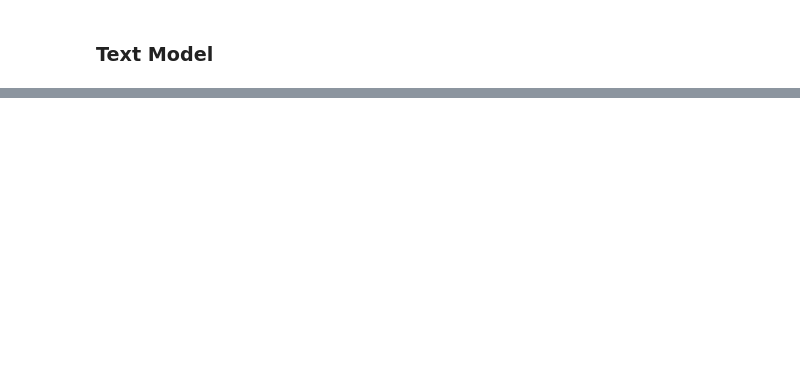
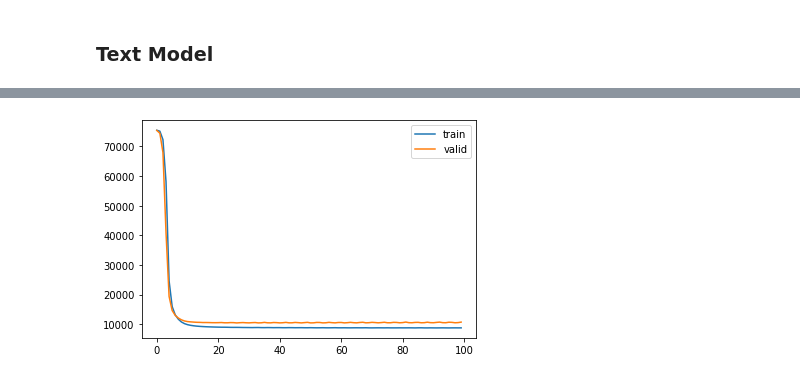
Before and after one commit to rossrco/model_house_price, a Jupyter notebook: model_prototypes.ipynb, the cells around one changed output, grey strips where cells are left out. Cells and saved outputs as stored; diff of their text form; code cells hidden in the pictures; blank space fills up the shorter version.

```diff
--- a/model_prototypes.ipynb
+++ b/model_prototypes.ipynb
@@ -257,6 +257,16 @@ post_code_embedding_x_area_bucket_1_hot = tf.feature_column.indicator_column(pos
 
 post_code_embedding_x_real_est_type = tf.feature_column.crossed_column([post_code, real_est_type], hash_bucket_size=100)
 post_code_embedding_x_real_est_type_1_hot = tf.feature_column.indicator_column(post_code_embedding_x_real_est_type)
+
+wide = [area, promoted, new_building, real_est_type_1_hot,
+        post_code_hash_ind, real_est_type_x_area_bucket_1_hot,
+        post_code_embedding_x_area_bucket_1_hot,
+        post_code_embedding_x_real_est_type_1_hot]
+
+deep = [area_bucket, post_code_embedding,
+        real_est_type_x_area_bucket_1_hot,
+        post_code_embedding_x_area_bucket_1_hot,
+        post_code_embedding_x_real_est_type_1_hot]
 # %%
 features = [area_bucket, promoted, new_building,
             real_est_type_1_hot, post_code_embedding,
@@ -376,0 +436,22 @@ plt.show()
+# %%
+features_input = {'new_building': tf.keras.layers.Input(name='new_building', shape=(), dtype='float32'),
+                  'promoted': tf.keras.layers.Input(name='promoted', shape=(), dtype='float32'),
+                  'area':  tf.keras.layers.Input(name='area', shape=(), dtype='float32'),
+                  'type': tf.keras.layers.Input(name='type', shape=(), dtype='string'),
+                  'post_code': tf.keras.layers.Input(name='post_code', shape=(), dtype='string')}
+
+deep_model = tf.keras.layers.DenseFeatures(deep, name='deep_features')(features_input)
+deep_model = tf.keras.layers.Dense(1024, activation='relu', name='dense_1024')(deep_model)
+deep_model = tf.keras.layers.Dense(512, activation='relu', name='dense_512')(deep_model)
+deep_model = tf.keras.layers.Dense(128, activation='relu', name='dense_128')(deep_model)
+
+wide_model = tf.keras.layers.DenseFeatures(wide, name='wide_features')(features_input)
+
+wide_and_deep = tf.keras.layers.concatenate([deep_model, wide_model], name='wide_and_deep_features')
+
+res = tf.keras.layers.Dense(1, activation='relu', name='pred')(wide_and_deep)
+
+model = tf.keras.Model(features_input, res)
+model.compile(optimizer='adam',
+              loss='mae',
+              metrics=['mse', 'mae', 'mean_absolute_percentage_error'])
@@ -376,0 +482,6 @@ plt.show()
+# %%
+%%time
+hist = model.fit(ds_train,
+                 validation_data=ds_test,
+                 epochs=100,
+                 verbose=0)
@@ -376,0 +491,7 @@ plt.show()
+# %%
+plt.plot(hist.history['mae'], label='train')
+plt.plot(hist.history['val_mae'], label='valid')
+plt.legend()
+plt.show()
+# %% [output]
+[figure, added]
```
Also changed, not shown: parts of 28 cells of this notebook.
